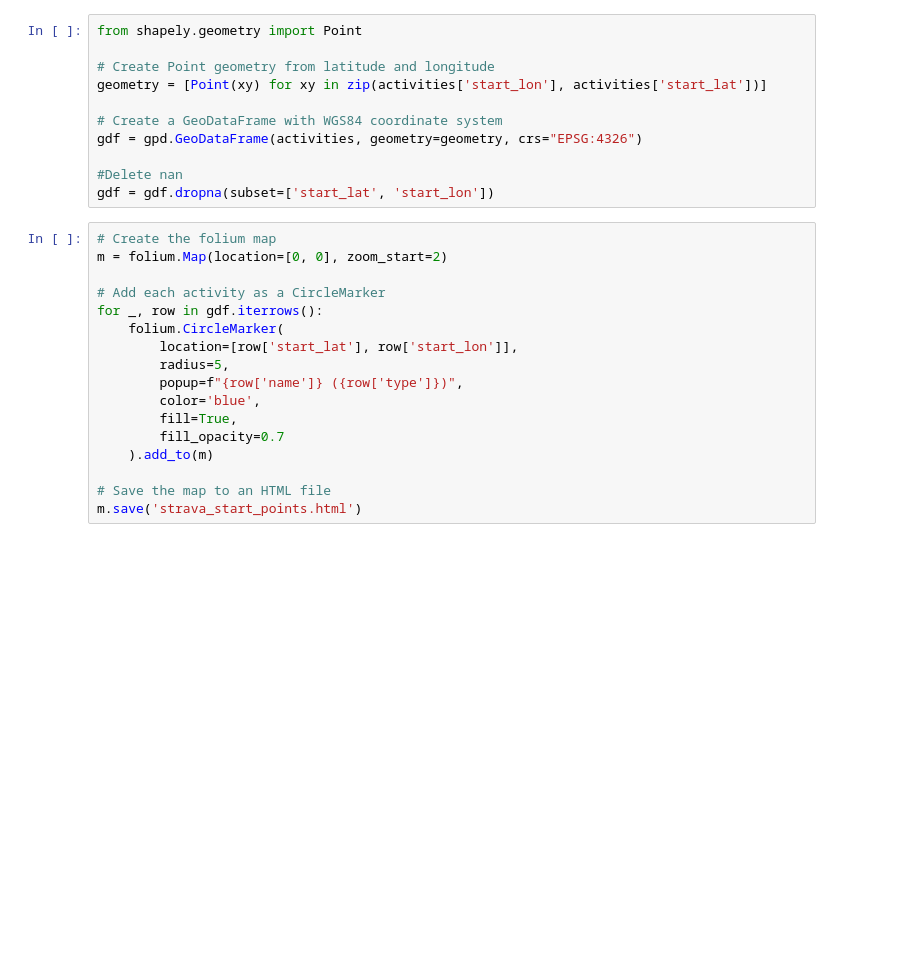
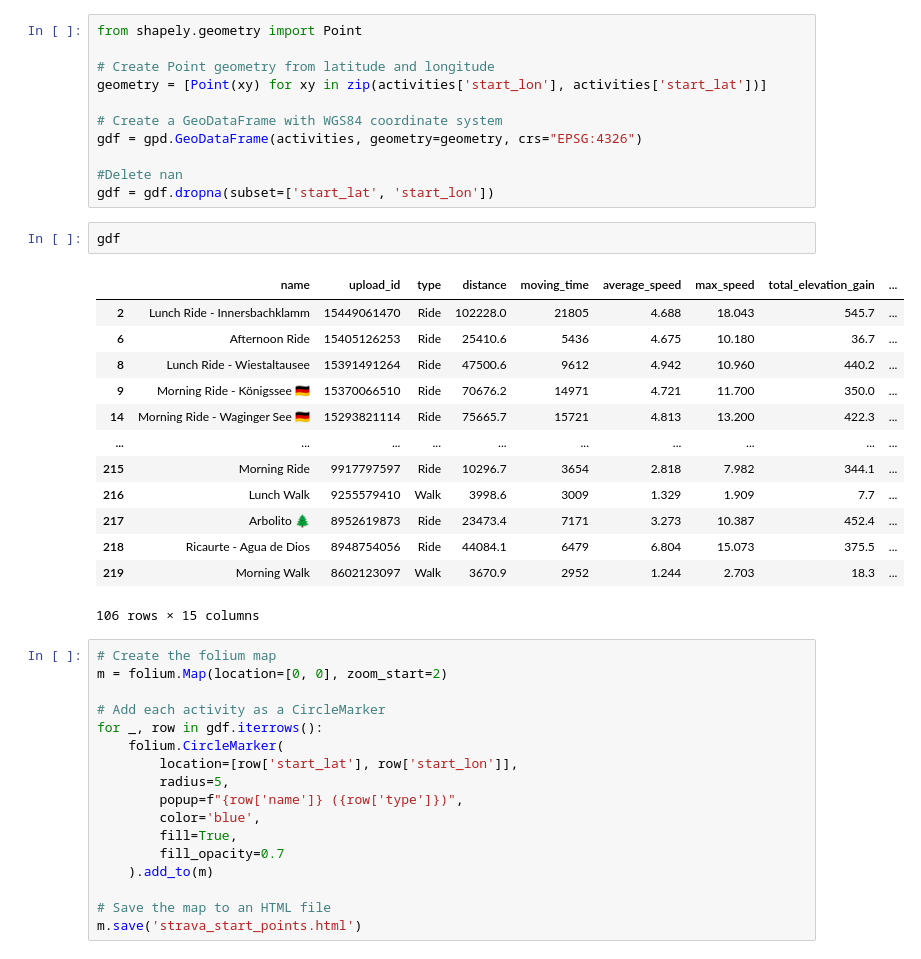
Before and after one commit to Angelicarjs/PLUS_softwaredev_2025_angelicam, a Jupyter notebook: A3/strava.ipynb, the cells around one changed output. Cells and saved outputs as stored; diff of their text form; blank space fills up the shorter version.

```diff
--- a/A3/strava.ipynb
+++ b/A3/strava.ipynb
@@ -146,6 +158,22 @@ gdf = gpd.GeoDataFrame(activities, geometry=geometry, crs="EPSG:4326")
 
 #Delete nan
 gdf = gdf.dropna(subset=['start_lat', 'start_lon'])
+# %%
+gdf
+# %% [output]
+|  | name | upload_id | type | distance | moving_time | average_speed | max_speed | total_elevation_gain | ... |
+| 2 | Lunch Ride - Innersbachklamm | 15449061470 | Ride | 102228.0 | 21805 | 4.688 | 18.043 | 545.7 | ... |
+| 6 | Afternoon Ride | 15405126253 | Ride | 25410.6 | 5436 | 4.675 | 10.180 | 36.7 | ... |
+| 8 | Lunch Ride - Wiestaltausee | 15391491264 | Ride | 47500.6 | 9612 | 4.942 | 10.960 | 440.2 | ... |
+| 9 | Morning Ride - Königssee 🇩🇪 | 15370066510 | Ride | 70676.2 | 14971 | 4.721 | 11.700 | 350.0 | ... |
+| 14 | Morning Ride - Waginger See 🇩🇪 | 15293821114 | Ride | 75665.7 | 15721 | 4.813 | 13.200 | 422.3 | ... |
+| ... | ... | ... | ... | ... | ... | ... | ... | ... | ... |
+| 215 | Morning Ride | 9917797597 | Ride | 10296.7 | 3654 | 2.818 | 7.982 | 344.1 | ... |
+| 216 | Lunch Walk | 9255579410 | Walk | 3998.6 | 3009 | 1.329 | 1.909 | 7.7 | ... |
+| 217 | Arbolito 🌲 | 8952619873 | Ride | 23473.4 | 7171 | 3.273 | 10.387 | 452.4 | ... |
+| 218 | Ricaurte - Agua de Dios | 8948754056 | Ride | 44084.1 | 6479 | 6.804 | 15.073 | 375.5 | ... |
+| 219 | Morning Walk | 8602123097 | Walk | 3670.9 | 2952 | 1.244 | 2.703 | 18.3 | ... |
+106 rows × 15 columns
 # %%
 # Create the folium map
 m = folium.Map(location=[0, 0], zoom_start=2)
```
Also changed, not shown: parts of 8 cells of this notebook, 1 other file.
